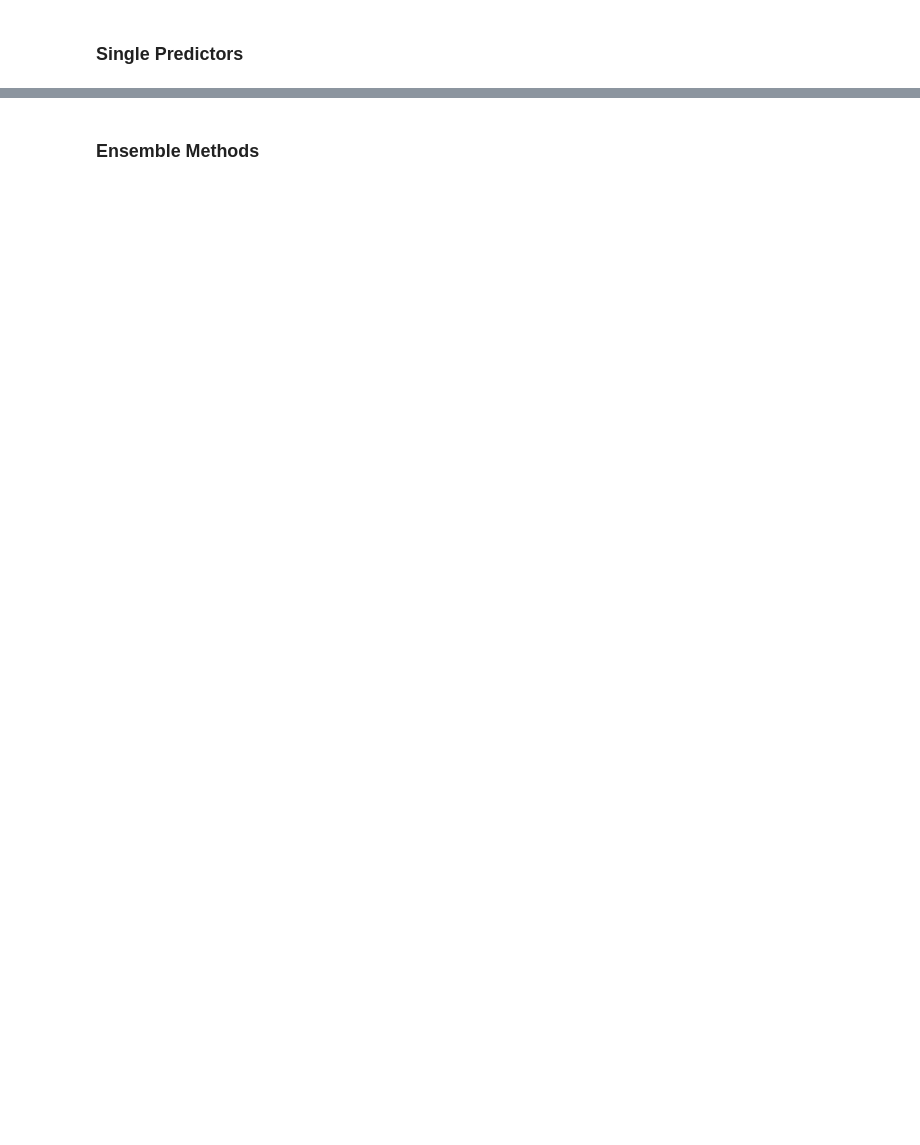
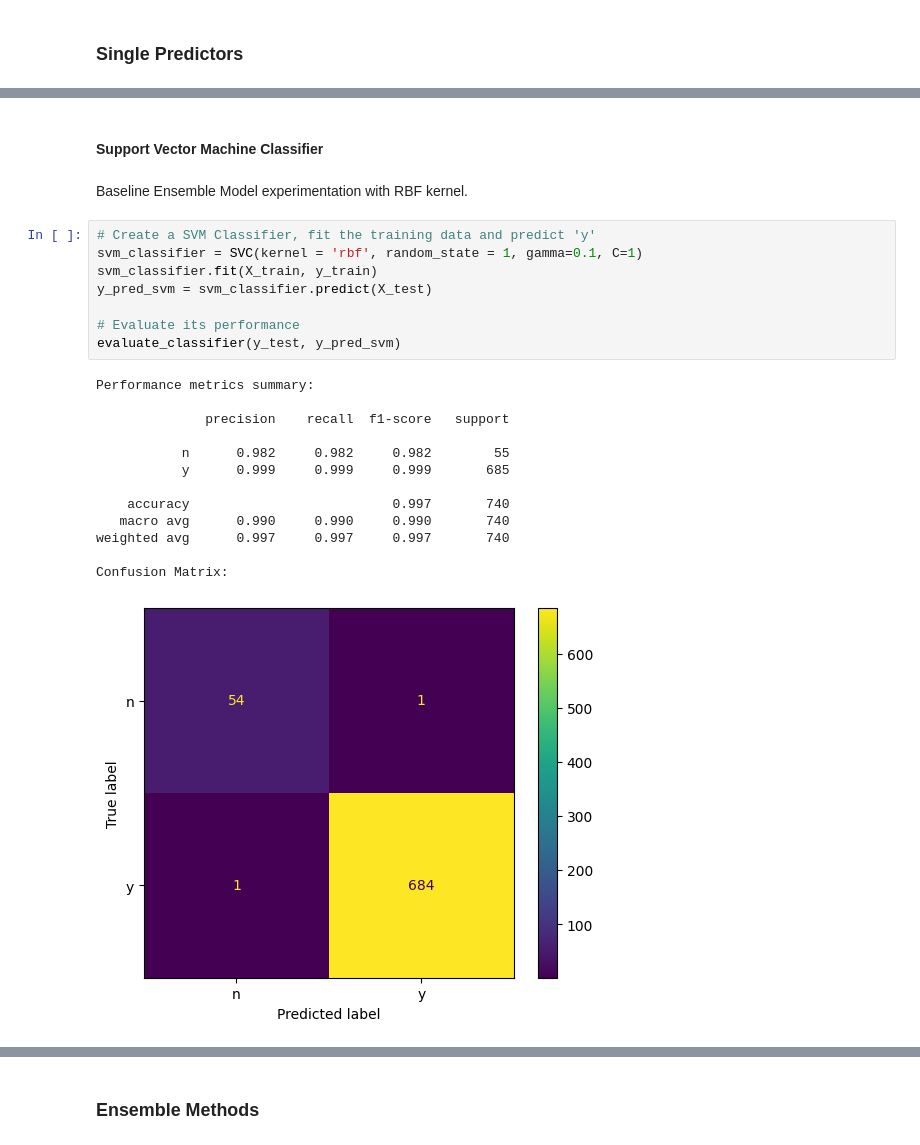
Before and after one commit to mikeguzman1294/BinaryClassification, a Jupyter notebook: BinaryClassification.ipynb, the cells around one changed output, grey strips where cells are left out. Drawn from its saved outputs; the diff is of its cells as text; blank space fills up the shorter version.

```diff
--- a/BinaryClassification.ipynb
+++ b/BinaryClassification.ipynb
@@ -864,0 +924,26 @@ Let's evaluate a couple of simple predictors first.
+# %% [markdown]
+#### Support Vector Machine Classifier
+# %% [markdown]
+Baseline Ensemble Model experimentation with RBF kernel.
+# %%
+# Create a SVM Classifier, fit the training data and predict 'y'
+svm_classifier = SVC(kernel = 'rbf', random_state = 1, gamma=0.1, C=1)
+svm_classifier.fit(X_train, y_train)
+y_pred_svm = svm_classifier.predict(X_test)
+
+# Evaluate its performance
+evaluate_classifier(y_test, y_pred_svm)
+# %% [output]
+Performance metrics summary:
+
+              precision    recall  f1-score   support
+
+           n      0.982     0.982     0.982        55
+           y      0.999     0.999     0.999       685
+
+    accuracy                          0.997       740
+   macro avg      0.990     0.990     0.990       740
+weighted avg      0.997     0.997     0.997       740
+
+Confusion Matrix:
+[figure, added]
```
Also changed, not shown: parts of 39 cells of this notebook.
